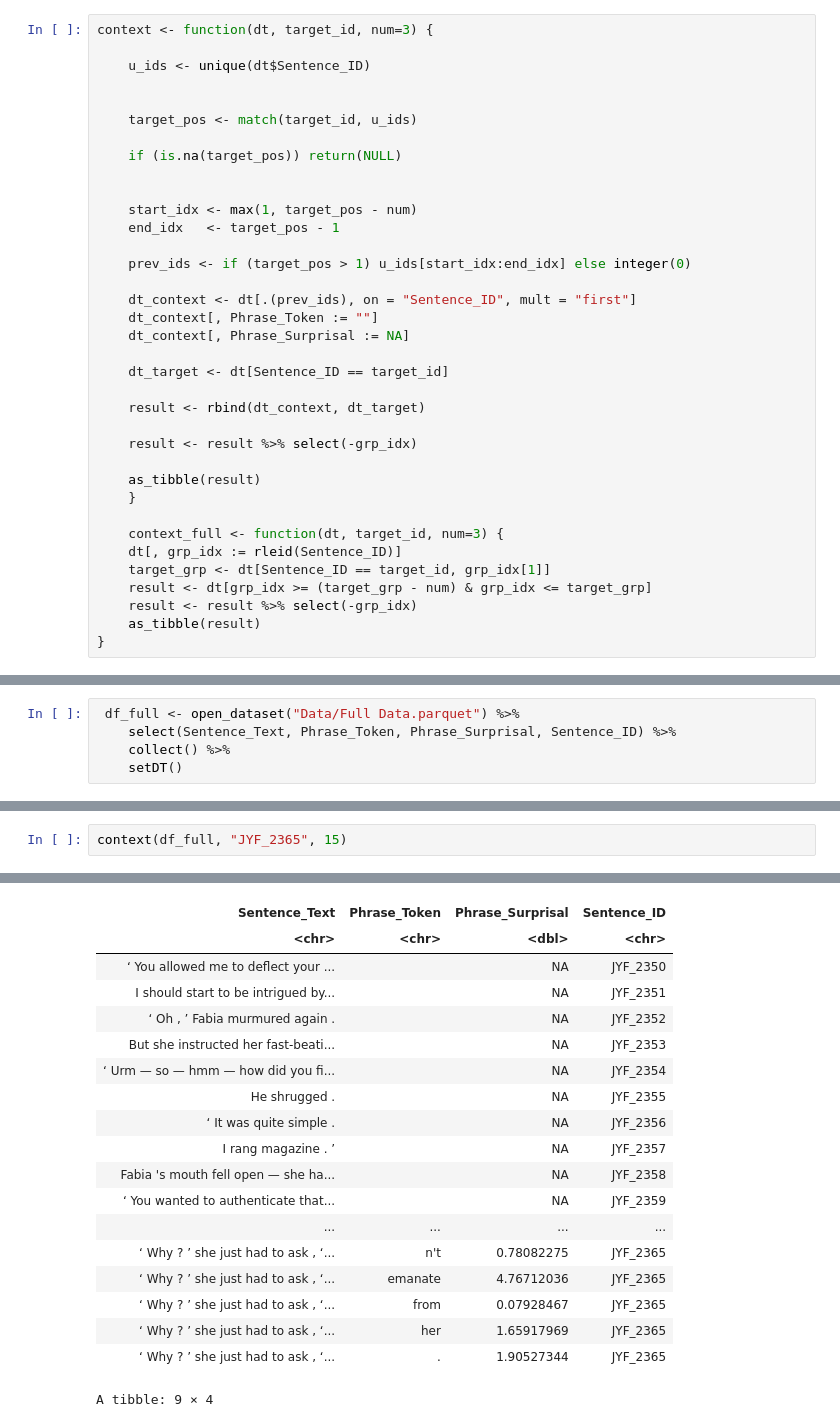
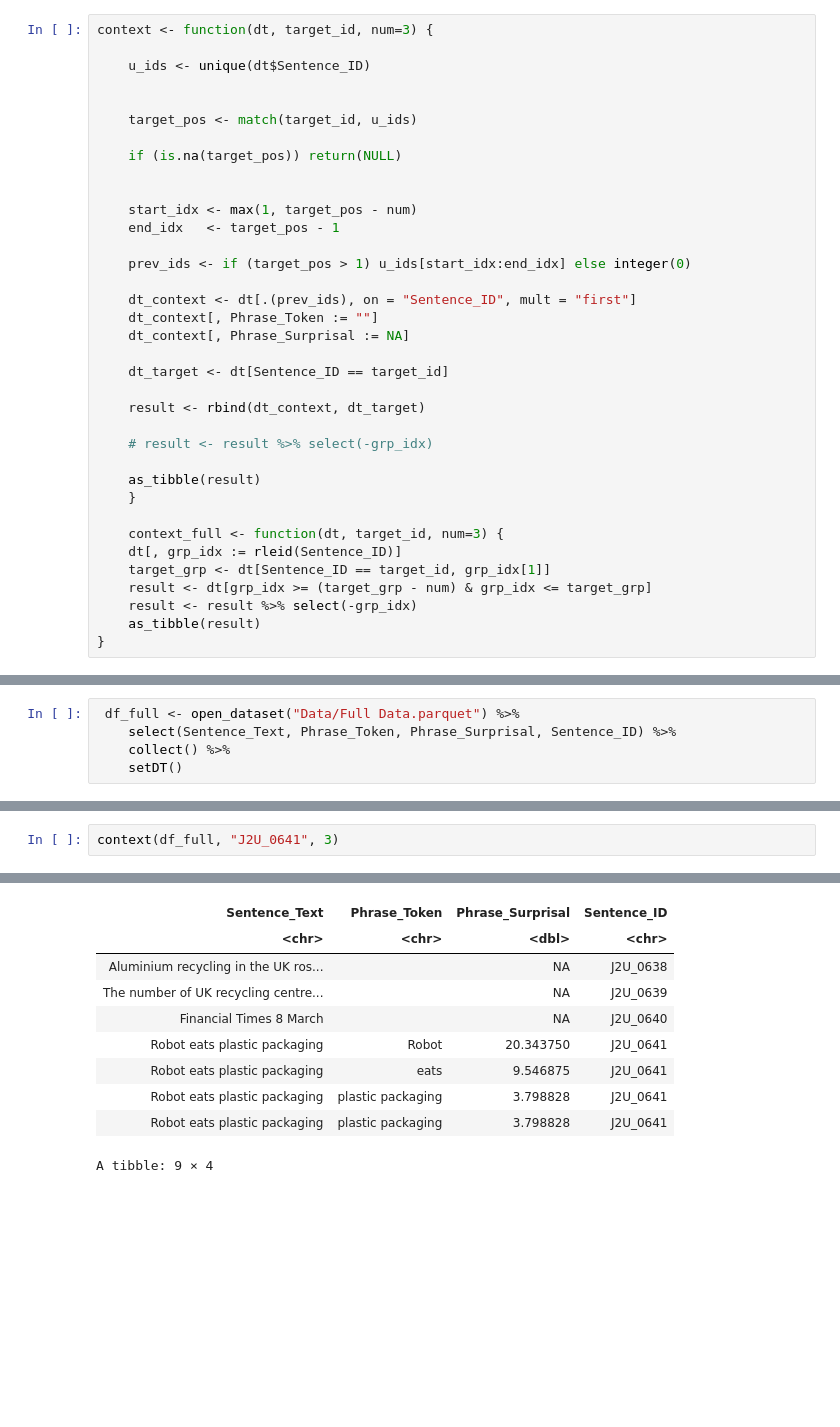
Before and after one commit to vmariani3321/QP2-Analysis, a Jupyter notebook: playground.ipynb, the cells around one changed output, grey strips where cells are left out. Saved outputs shown, nothing was run; the diff lists cells and outputs as text; blank space fills up the shorter version.

```diff
--- a/playground.ipynb
+++ b/playground.ipynb
@@ -52,7 +52,7 @@ context <- function(dt, target_id, num=3) {
 
     result <- rbind(dt_context, dt_target)
 
-    result <- result %>% select(-grp_idx)
+    # result <- result %>% select(-grp_idx)
 
     as_tibble(result)
     }
@@ -101,3 +117,3 @@ A tibble: 20 × 5
 # %%
-context(df_full, "JYF_2365", 15)
+context(df_full, "J2U_0641", 3)
 # %% [output]
@@ -105,21 +121,12 @@ A tibble: 49 × 4
 | Sentence_Text | Phrase_Token | Phrase_Surprisal | Sentence_ID |
 | <chr> | <chr> | <dbl> | <chr> |
-| ‘ You allowed me to deflect your ... |  | NA | JYF_2350 |
-| I should start to be intrigued by... |  | NA | JYF_2351 |
-| ‘ Oh , ’ Fabia murmured again . |  | NA | JYF_2352 |
-| But she instructed her fast-beati... |  | NA | JYF_2353 |
-| ‘ Urm — so — hmm — how did you fi... |  | NA | JYF_2354 |
-| He shrugged . |  | NA | JYF_2355 |
-| ‘ It was quite simple . |  | NA | JYF_2356 |
-| I rang magazine . ’ |  | NA | JYF_2357 |
-| Fabia 's mouth fell open — she ha... |  | NA | JYF_2358 |
-| ‘ You wanted to authenticate that... |  | NA | JYF_2359 |
-| ... | ... | ... | ... |
-| ‘ Why ? ’ she just had to ask , ‘... | n't | 0.78082275 | JYF_2365 |
-| ‘ Why ? ’ she just had to ask , ‘... | emanate | 4.76712036 | JYF_2365 |
-| ‘ Why ? ’ she just had to ask , ‘... | from | 0.07928467 | JYF_2365 |
-| ‘ Why ? ’ she just had to ask , ‘... | her | 1.65917969 | JYF_2365 |
-| ‘ Why ? ’ she just had to ask , ‘... | . | 1.90527344 | JYF_2365 |
+| Aluminium recycling in the UK ros... |  | NA | J2U_0638 |
+| The number of UK recycling centre... |  | NA | J2U_0639 |
+| Financial Times 8 March |  | NA | J2U_0640 |
+| Robot eats plastic packaging | Robot | 20.343750 | J2U_0641 |
+| Robot eats plastic packaging | eats | 9.546875 | J2U_0641 |
+| Robot eats plastic packaging | plastic packaging | 3.798828 | J2U_0641 |
+| Robot eats plastic packaging | plastic packaging | 3.798828 | J2U_0641 |
 # %%
 # %% [output]
 A tibble: 9 × 4
```
Also changed, not shown: parts of 3 cells of this notebook, 1 other file.
